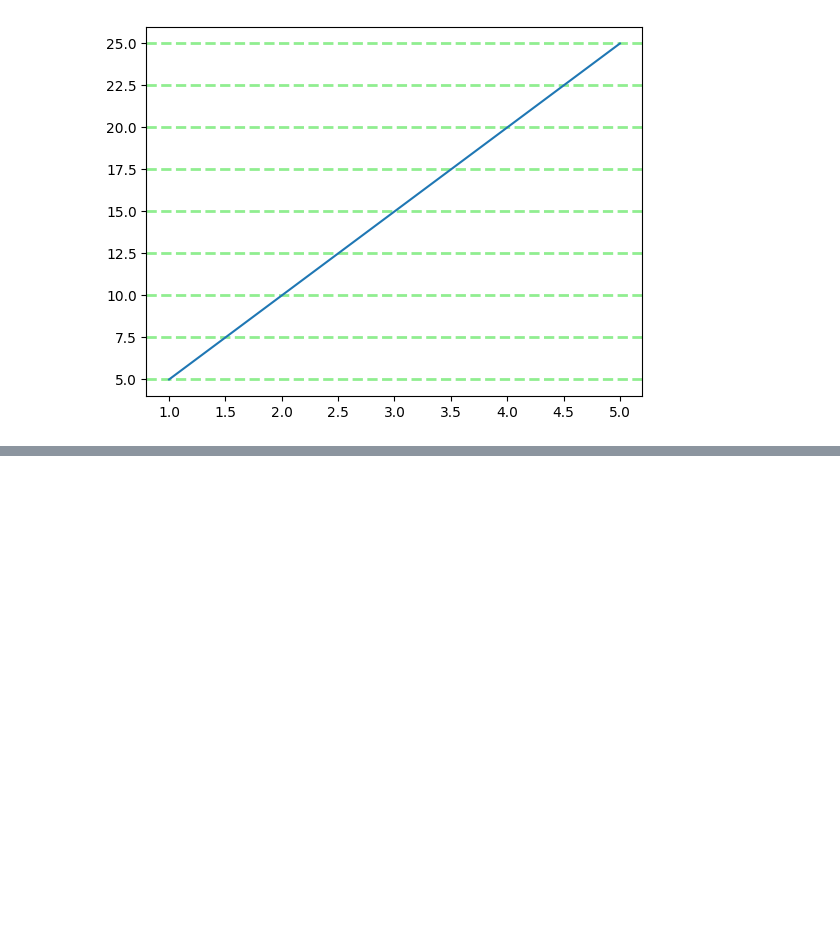
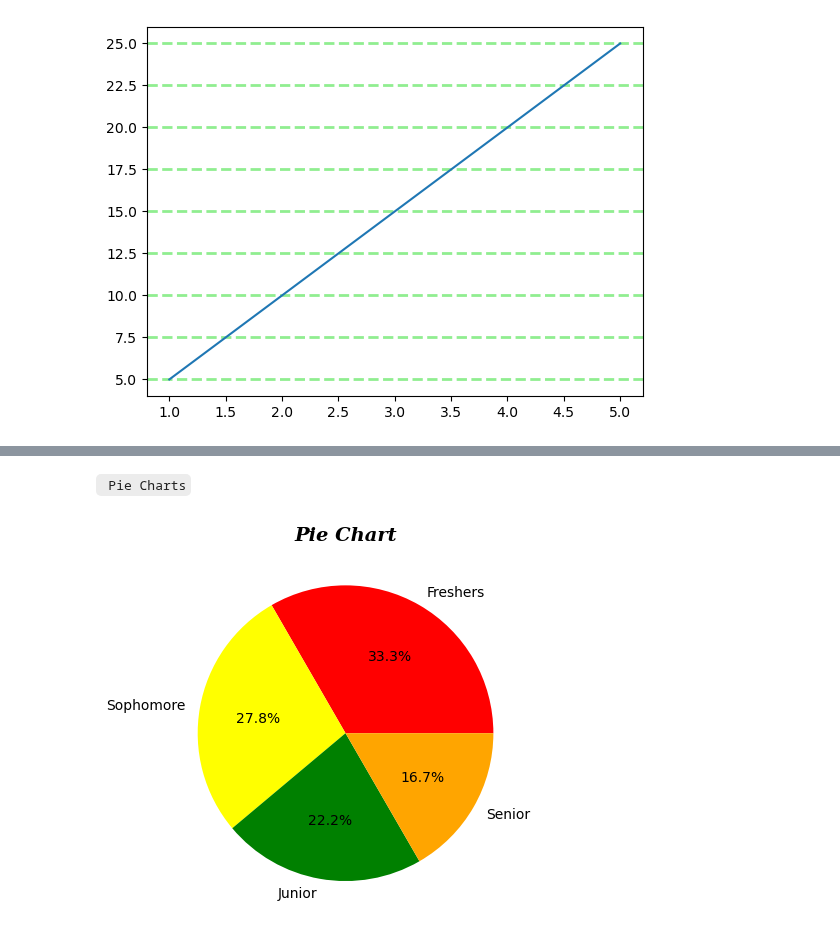
Before and after one commit to Gowtham-314/daily_python_concept, a Jupyter notebook: matplotlib/learn_matplotlib.ipynb, the cells around one changed output, grey strips where cells are left out. Cells and saved outputs as stored; diff of their text form; code cells hidden in the pictures; blank space fills up the shorter version.

````diff
--- a/matplotlib/learn_matplotlib.ipynb
+++ b/matplotlib/learn_matplotlib.ipynb
@@ -202,0 +232,12 @@ categories = ["Rice", "Fruit", "Vegetables","Dairy", "Sweets"
+# %% [markdown]
+``` Pie Charts```
+# %%
+categories = np.array(["Freshers","Sophomore","Junior","Senior"])
+values = np.array([300,250,200,150])
+color = ['red', 'yellow', 'green', 'orange']
+
+plt.pie(values, labels=categories, autopct='%1.1f%%', colors=color)
+plt.title("Pie Chart", **font_style)
+plt.show()
+# %% [output]
+[figure, added]
````
Also changed, not shown: parts of 5 cells of this notebook.
